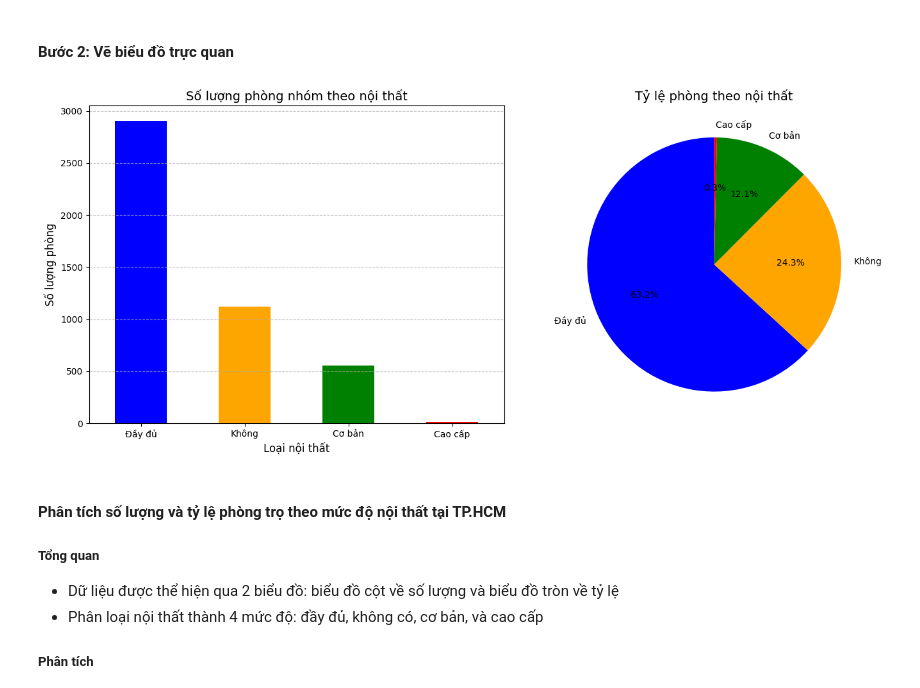
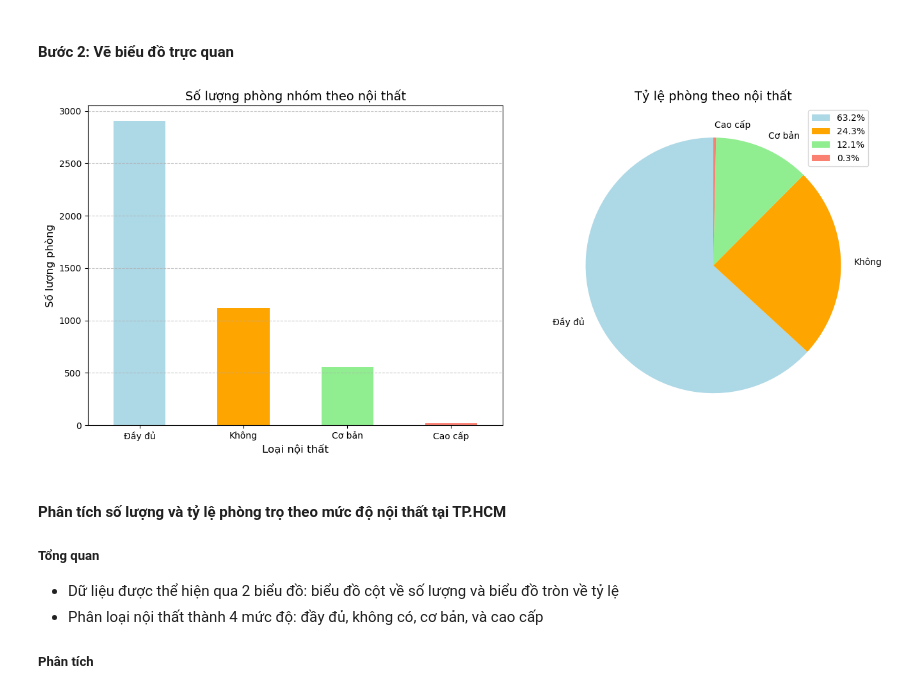
Before and after one commit to HoanggNguyen/DS_FinalProject, a Jupyter notebook: Question_Answer.ipynb, the cells around one changed output. Cells and saved outputs as stored; diff of their text form; code cells hidden in the pictures.

```diff
--- a/Question_Answer.ipynb
+++ b/Question_Answer.ipynb
@@ -634,32 +633,32 @@ Name: count, dtype: int64
 # %%
 fig, axes = plt.subplots(1, 2, figsize=(14, 6))
 
 so_luong_theo_noi_that.plot(
     kind='bar',
-    color=['blue', 'orange', 'green', 'red'],
+    color=['lightblue', 'orange', 'lightgreen', 'salmon'],
     ax=axes[0]
 )
 axes[0].set_title("Số lượng phòng nhóm theo nội thất", fontsize=14)
 axes[0].set_xlabel("Loại nội thất", fontsize=12)
 axes[0].set_ylabel("Số lượng phòng", fontsize=12)
 axes[0].tick_params(axis='x', rotation=0)
 axes[0].grid(axis='y', linestyle='--', alpha=0.7)
 
 so_luong_theo_noi_that.plot(
     kind='pie',
-    autopct='%1.1f%%',
-    colors=['blue', 'orange', 'green', 'red'],
+    colors=['lightblue', 'orange', 'lightgreen', 'salmon'],
     startangle=90,
     ax=axes[1]
 )
 axes[1].set_title("Tỷ lệ phòng theo nội thất", fontsize=14)
 axes[1].set_ylabel("")
 
 plt.tight_layout()
-
+percentages = [f"{p:.1f}%" for p in (so_luong_theo_noi_that / sum(so_luong_theo_noi_that) * 100)]
+plt.legend(percentages, loc="best")
 plt.show()
 # %% [output]
-[figure, old version]
+[figure, new version]
 # %% [markdown]
 #### Phân tích số lượng và tỷ lệ phòng trọ theo mức độ nội thất tại TP.HCM
 
```
Also changed, not shown: parts of 5 cells of this notebook.
